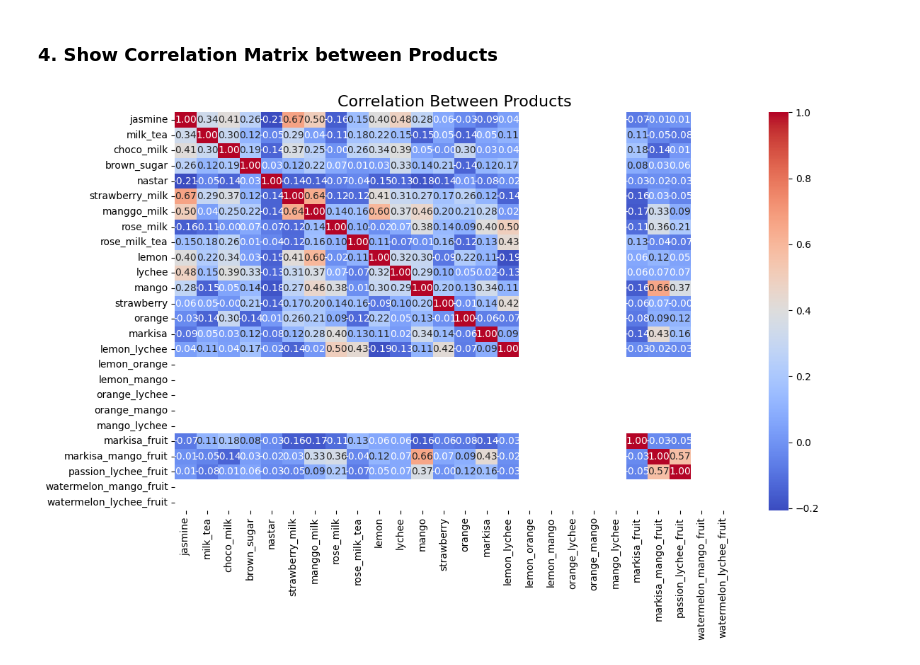
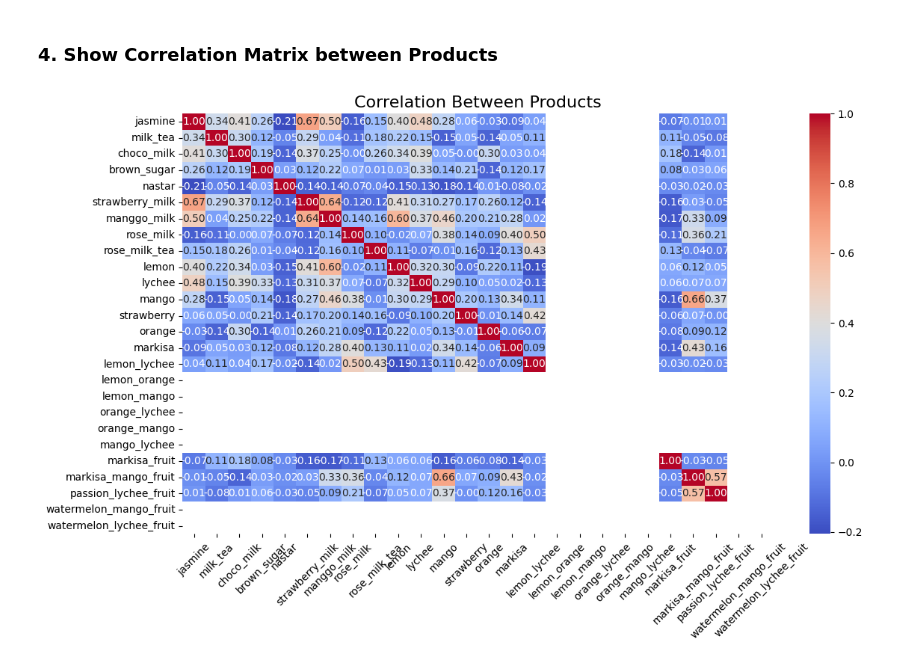
Before and after one commit to bryanfks-dev/Klempoken-Analysis, a Jupyter notebook: main.ipynb, the cells around one changed output. Drawn from its saved outputs; the diff is of its cells as text; code cells hidden in the pictures.

Commit message:
add rotation to x axis

```diff
--- a/main.ipynb
+++ b/main.ipynb
@@ -187,20 +187,23 @@ plt.show()
 # %%
 # Calculate correlation matrix
 correlation_matrix = df[product_columns].corr()
 
 # Create a figure
 plt.figure(figsize=(12, 8))
 
 # Plot the correlation matrix
 seaborn.heatmap(correlation_matrix, annot=True, fmt=".2f", cmap="coolwarm", cbar=True)
 
 # Set the title of the plot
 plt.title("Correlation Between Products", fontsize=16)
 
 # Adjust layout
 plt.tight_layout()
 
+# Rotate the x-axis labels
+plt.xticks(rotation=45)
+
 # Show the plot
 plt.show()
 # %% [output]
-[figure, old version]
+[figure, new version]
```
